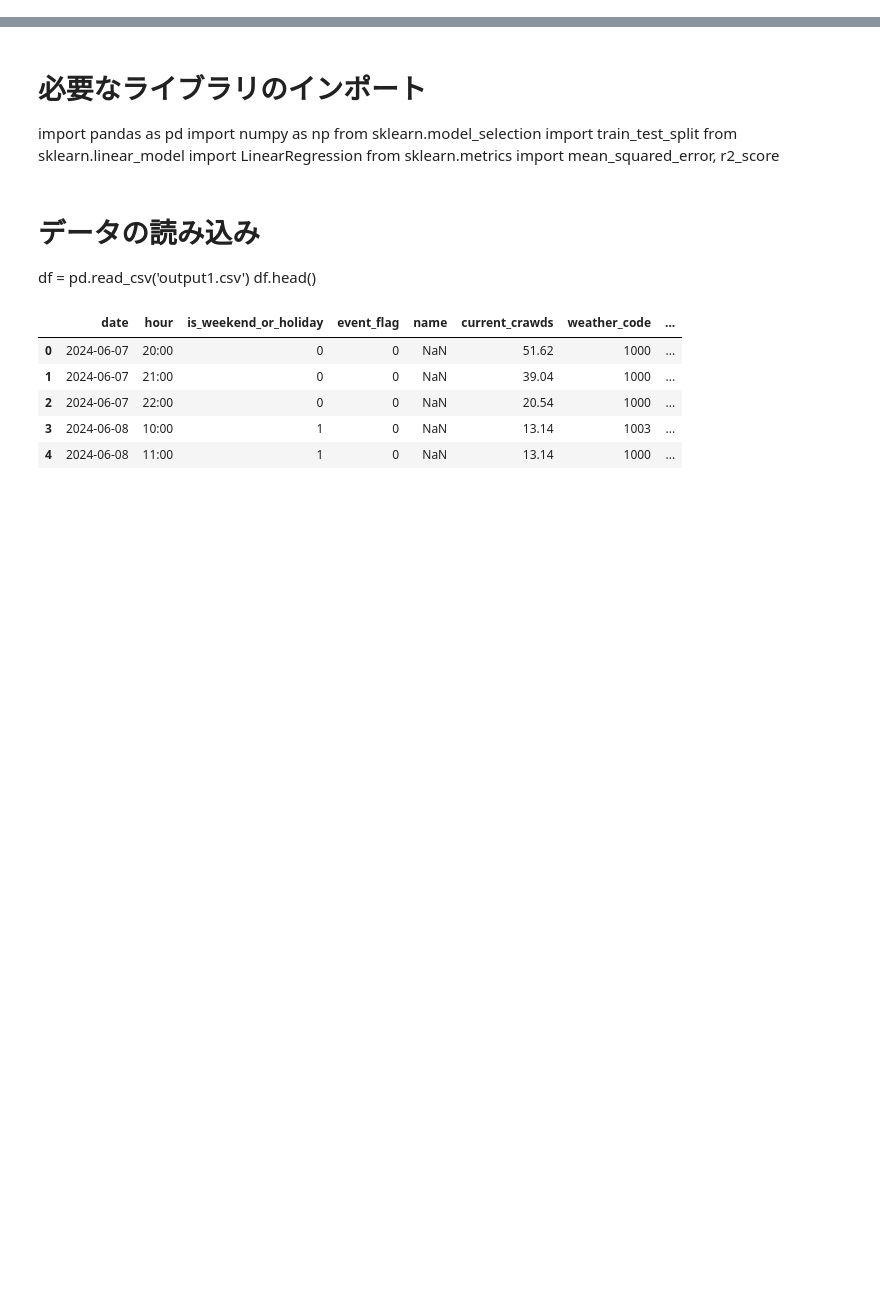
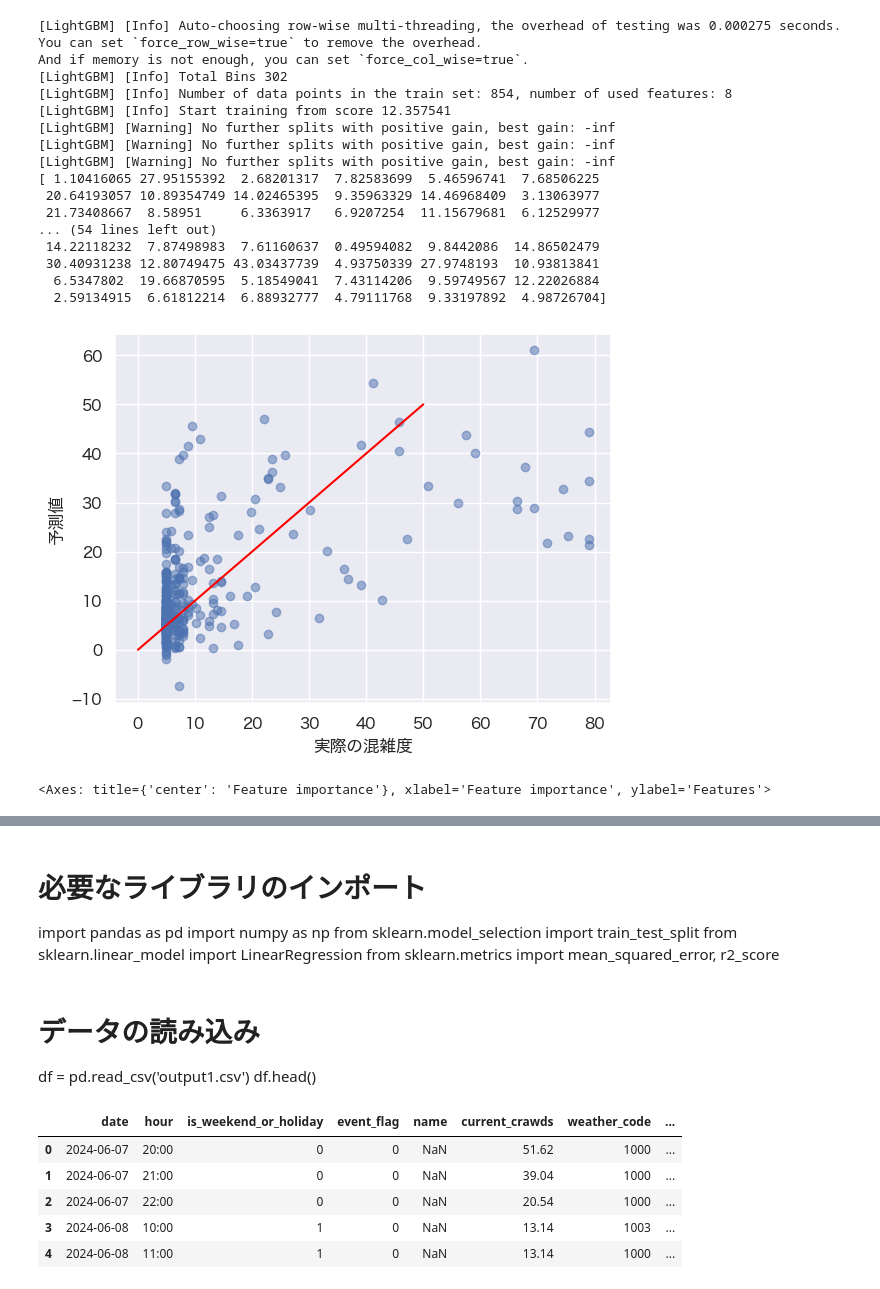
Before and after one commit to satoki252595/ariake_model, a Jupyter notebook: model1-1.ipynb, the cells around one changed output, grey strips where cells are left out. Cells and saved outputs as stored; diff of their text form; code cells hidden in the pictures; blank space fills up the shorter version.

```diff
--- a/model1-1.ipynb
+++ b/model1-1.ipynb
@@ -0,0 +29,50 @@
+# %%
+# 説明変数と目的変数に分ける
+train_df = df.drop('current_crawds', axis=1)
+target_df = df['current_crawds']
+
+# モデル学習のための、訓練データとテストデータを7:3で分割
+from sklearn.model_selection import train_test_split
+X_train, X_test, y_train, y_test = train_test_split(train_df, target_df, test_size=0.3)
+
+# XGBoostで学習するためのデータ形式に変換
+dtrain = lgb.Dataset(X_train, y_train)
+dvalid = lgb.Dataset(X_test, y_test)
+
+# モデルパラメータの設定
+params = {'metric' : 'rmse'}
+model = lgb.train(params,dtrain)
+
+# 予測の実行と書き出し
+pred = model.predict(X_test)
+
+# 散布図で予測の精度を描写
+sns.set(font=font_prop.get_name())
+plt.scatter(y_test, pred, alpha = 0.5)
+plt.plot(np.linspace(0, 50, 100), np.linspace(0, 50, 100), "red")
+plt.xlabel('実際の混雑度')
+plt.ylabel('予測値')
+plt.show()
+
+# 性能向上に寄与する度合いで重要度をプロット
+lgb.plot_importance(model, height = 0.5, figsize = (8,16))
+# %% [output]
+[LightGBM] [Info] Auto-choosing row-wise multi-threading, the overhead of testing was 0.000275 seconds.
+You can set `force_row_wise=true` to remove the overhead.
+And if memory is not enough, you can set `force_col_wise=true`.
+[LightGBM] [Info] Total Bins 302
+[LightGBM] [Info] Number of data points in the train set: 854, number of used features: 8
+[LightGBM] [Info] Start training from score 12.357541
+[LightGBM] [Warning] No further splits with positive gain, best gain: -inf
+[LightGBM] [Warning] No further splits with positive gain, best gain: -inf
+[LightGBM] [Warning] No further splits with positive gain, best gain: -inf
+[ 1.10416065 27.95155392  2.68201317  7.82583699  5.46596741  7.68506225
+ 20.64193057 10.89354749 14.02465395  9.35963329 14.46968409  3.13063977
+ 21.73408667  8.58951     6.3363917   6.9207254  11.15679681  6.12529977
+... (54 lines left out)
+ 14.22118232  7.87498983  7.61160637  0.49594082  9.8442086  14.86502479
+ 30.40931238 12.80749475 43.03437739  4.93750339 27.9748193  10.93813841
+  6.5347802  19.66870595  5.18549041  7.43114206  9.59749567 12.22026884
+  2.59134915  6.61812214  6.88932777  4.79111768  9.33197892  4.98726704]
+[figure, added]
+<Axes: title={'center': 'Feature importance'}, xlabel='Feature importance', ylabel='Features'>
```
Also changed, not shown: parts of 7 cells of this notebook, 4 other files.
